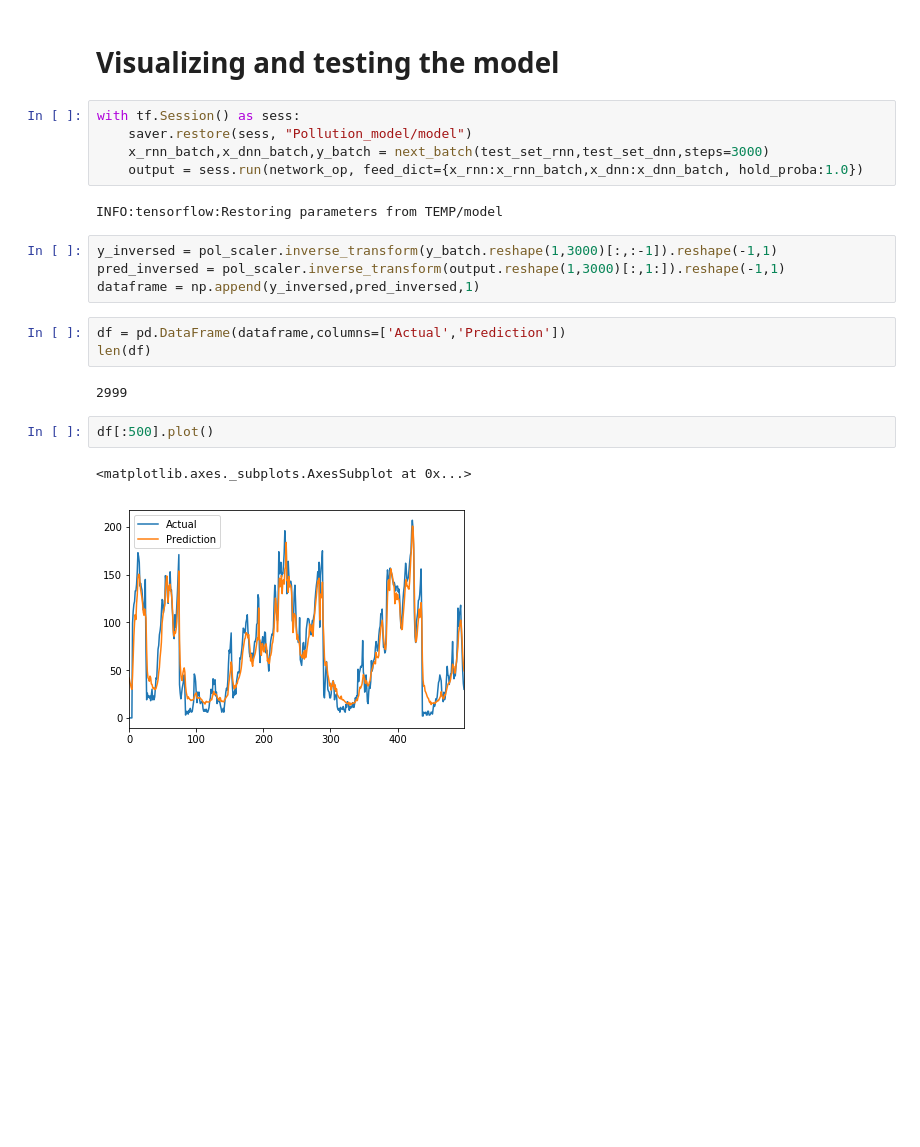
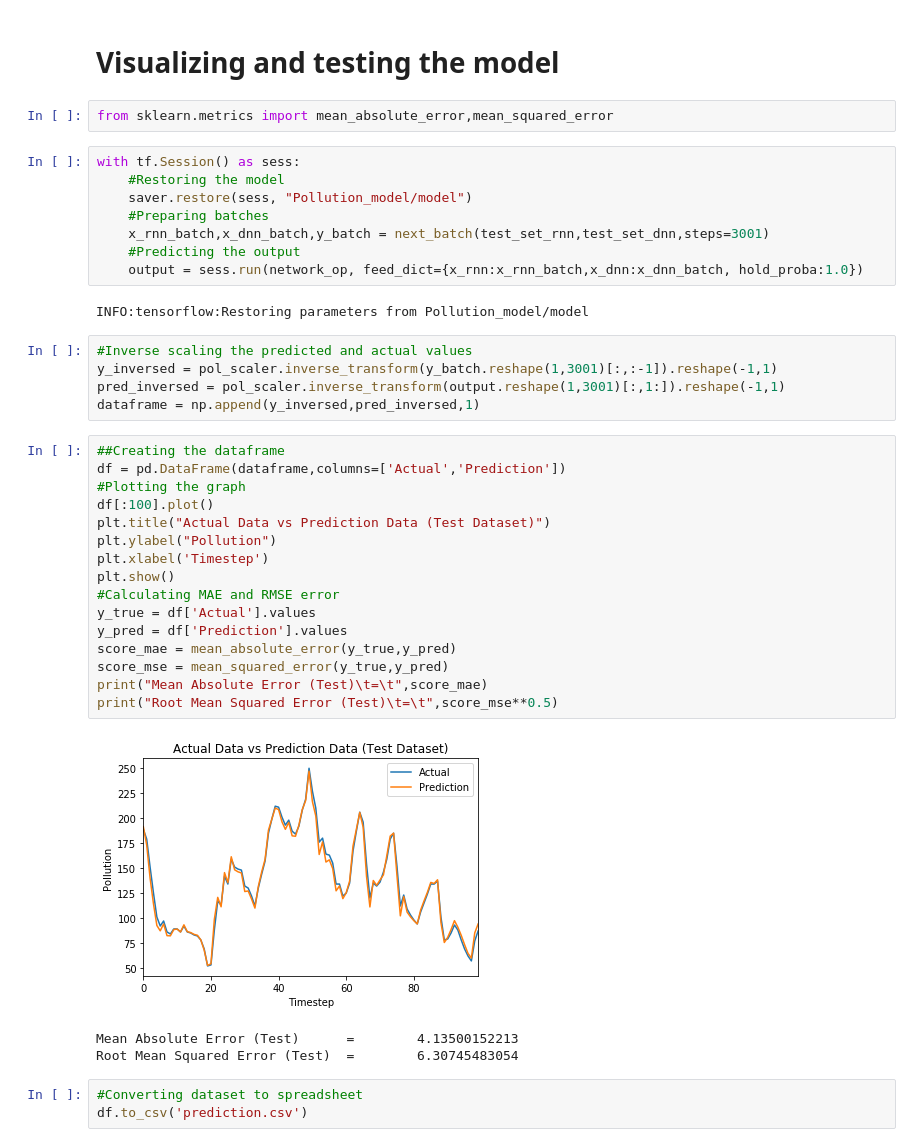
Before and after one commit to SAint7579/Hybrid_LSTM-DNN_PollutionForecasting, a Jupyter notebook: RNN_DNN_HYB.ipynb, the cells around one changed output. Drawn from its saved outputs; the diff is of its cells as text; blank space fills up the shorter version.

```diff
--- a/RNN_DNN_HYB.ipynb
+++ b/RNN_DNN_HYB.ipynb
@@ -172,23 +170,42 @@ KeyboardInterrupt:
 # %% [markdown]
 # Visualizing and testing the model
+# %%
+from sklearn.metrics import mean_absolute_error,mean_squared_error
 # %%
 with tf.Session() as sess:
+    #Restoring the model
     saver.restore(sess, "Pollution_model/model")
-    x_rnn_batch,x_dnn_batch,y_batch = next_batch(test_set_rnn,test_set_dnn,steps=3000)
+    #Preparing batches
+    x_rnn_batch,x_dnn_batch,y_batch = next_batch(test_set_rnn,test_set_dnn,steps=3001)
+    #Predicting the output
     output = sess.run(network_op, feed_dict={x_rnn:x_rnn_batch,x_dnn:x_dnn_batch, hold_proba:1.0})
 # %% [output]
-INFO:tensorflow:Restoring parameters from TEMP/model
+INFO:tensorflow:Restoring parameters from Pollution_model/model
 # %%
-y_inversed = pol_scaler.inverse_transform(y_batch.reshape(1,3000)[:,:-1]).reshape(-1,1)
-pred_inversed = pol_scaler.inverse_transform(output.reshape(1,3000)[:,1:]).reshape(-1,1)
+#Inverse scaling the predicted and actual values
+y_inversed = pol_scaler.inverse_transform(y_batch.reshape(1,3001)[:,:-1]).reshape(-1,1)
+pred_inversed = pol_scaler.inverse_transform(output.reshape(1,3001)[:,1:]).reshape(-1,1)
 dataframe = np.append(y_inversed,pred_inversed,1)
-# %%
-df = pd.DataFrame(dataframe,columns=['Actual','Prediction'])
-len(df)
-# %% [output]
-2999
-# %%
-df[:500].plot()
-# %% [output]
-<matplotlib.axes._subplots.AxesSubplot at 0x...>
-[figure, removed]
+# %%
+##Creating the dataframe
+df = pd.DataFrame(dataframe,columns=['Actual','Prediction'])
+#Plotting the graph
+df[:100].plot()
+plt.title("Actual Data vs Prediction Data (Test Dataset)")
+plt.ylabel("Pollution")
+plt.xlabel('Timestep')
+plt.show()
+#Calculating MAE and RMSE error
+y_true = df['Actual'].values
+y_pred = df['Prediction'].values
+score_mae = mean_absolute_error(y_true,y_pred)
+score_mse = mean_squared_error(y_true,y_pred)
+print("Mean Absolute Error (Test)\t=\t",score_mae)
+print("Root Mean Squared Error (Test)\t=\t",score_mse**0.5)
+# %% [output]
+[figure, added]
+Mean Absolute Error (Test)      =        4.13500152213
+Root Mean Squared Error (Test)  =        6.30745483054
+# %%
+#Converting dataset to spreadsheet
+df.to_csv('prediction.csv')
```
Also changed, not shown: parts of 1 cell of this notebook, 8 other files.
